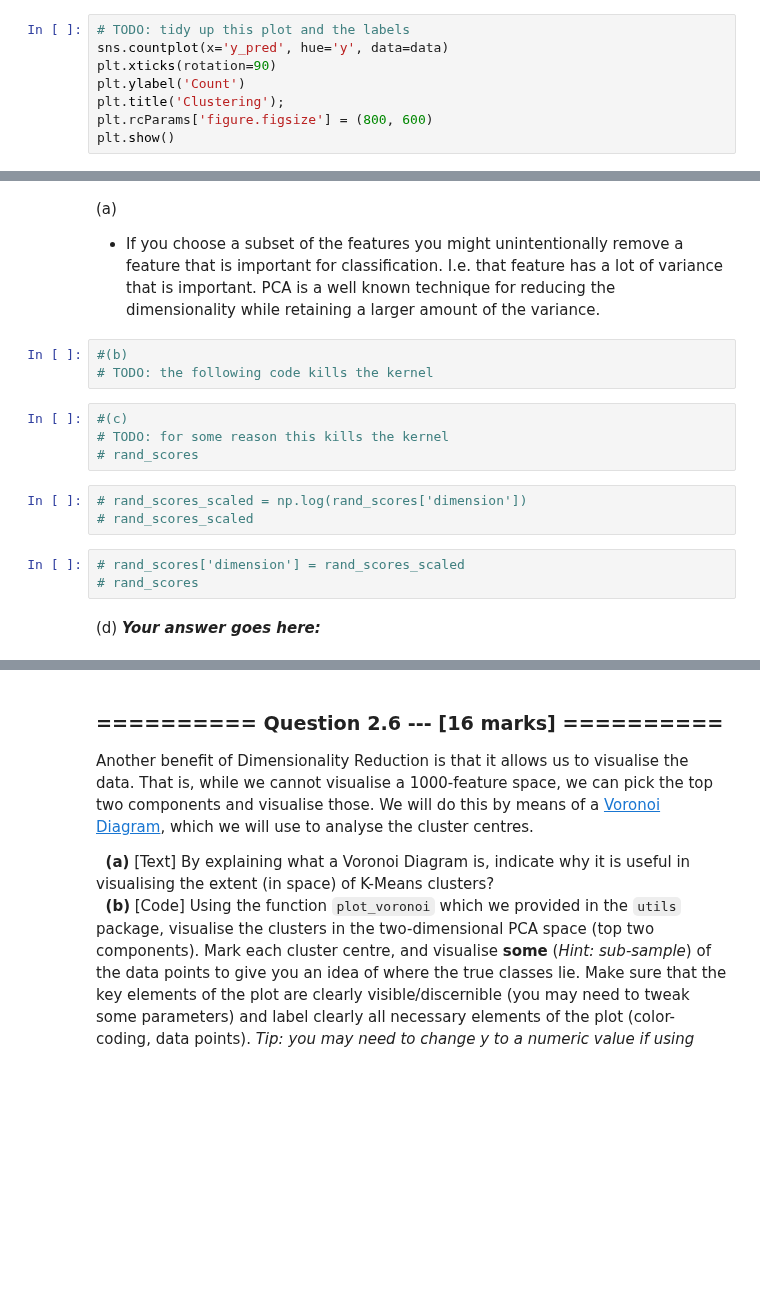
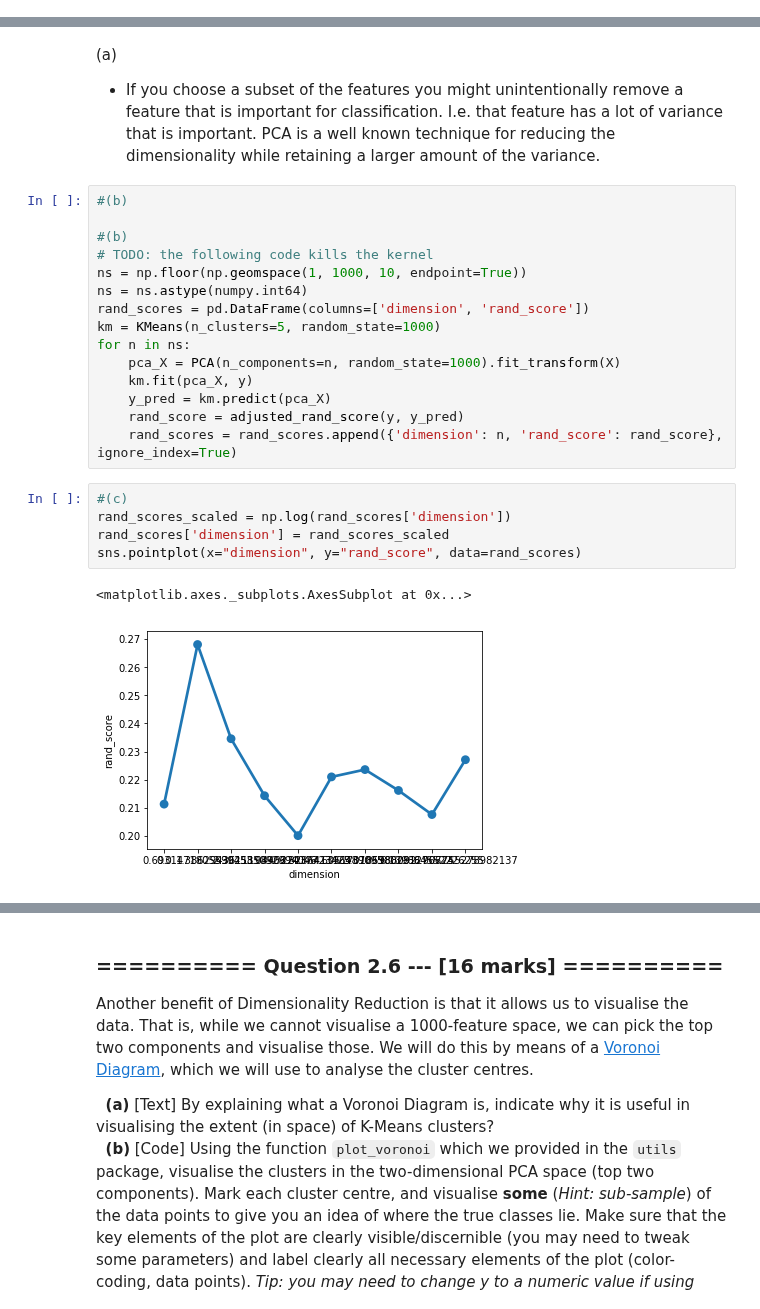
Before and after one commit to tjcdev/iaml, a Jupyter notebook: Assignments/04_A_KMeans.ipynb, the cells around one changed output, grey strips where cells are left out. Saved outputs shown, nothing was run; the diff lists cells and outputs as text; blank space fills up the shorter version.

```diff
--- a/Assignments/04_A_KMeans.ipynb
+++ b/Assignments/04_A_KMeans.ipynb
@@ -279,8 +281,0 @@ data['y_pred'] = pd.Series(y_pred)
-# %%
-# TODO: tidy up this plot and the labels
-sns.countplot(x='y_pred', hue='y', data=data)
-plt.xticks(rotation=90)
-plt.ylabel('Count')
-plt.title('Clustering');
-plt.rcParams['figure.figsize'] = (800, 600)
-plt.show()
@@ -357,18 +346,26 @@ We will now investigate using [PCA](http://scikit-learn.org/0.19/modules/generat
 # %% [markdown]
 (a)
 - If you choose a subset of the features you might unintentionally remove a feature that is important for classification. I.e. that feature has a lot of variance that is important. PCA is a well known technique for reducing the dimensionality while retaining a larger amount of the variance.
-# %%
-#(b)
-# TODO: the following code kills the kernel
-# %%
-#(c)
-# TODO: for some reason this kills the kernel
-# rand_scores
+# %%
+#(b)
+
+#(b)
+# TODO: the following code kills the kernel
+ns = np.floor(np.geomspace(1, 1000, 10, endpoint=True))
+ns = ns.astype(numpy.int64)
+rand_scores = pd.DataFrame(columns=['dimension', 'rand_score'])
+km = KMeans(n_clusters=5, random_state=1000)
+for n in ns:
+    pca_X = PCA(n_components=n, random_state=1000).fit_transform(X)
+    km.fit(pca_X, y)
+    y_pred = km.predict(pca_X)
+    rand_score = adjusted_rand_score(y, y_pred)
+    rand_scores = rand_scores.append({'dimension': n, 'rand_score': rand_score}, ignore_index=True)
 # %%
-# rand_scores_scaled = np.log(rand_scores['dimension'])
-# rand_scores_scaled
+#(c)
+rand_scores_scaled = np.log(rand_scores['dimension'])
+rand_scores['dimension'] = rand_scores_scaled
+sns.pointplot(x="dimension", y="rand_score", data=rand_scores)
+# %% [output]
+<matplotlib.axes._subplots.AxesSubplot at 0x...>
+[figure, added]
-# %%
-# rand_scores['dimension'] = rand_scores_scaled
-# rand_scores
-# %% [markdown]
-(d) ***Your answer goes here:***
```
Also changed, not shown: parts of 22 cells of this notebook.
